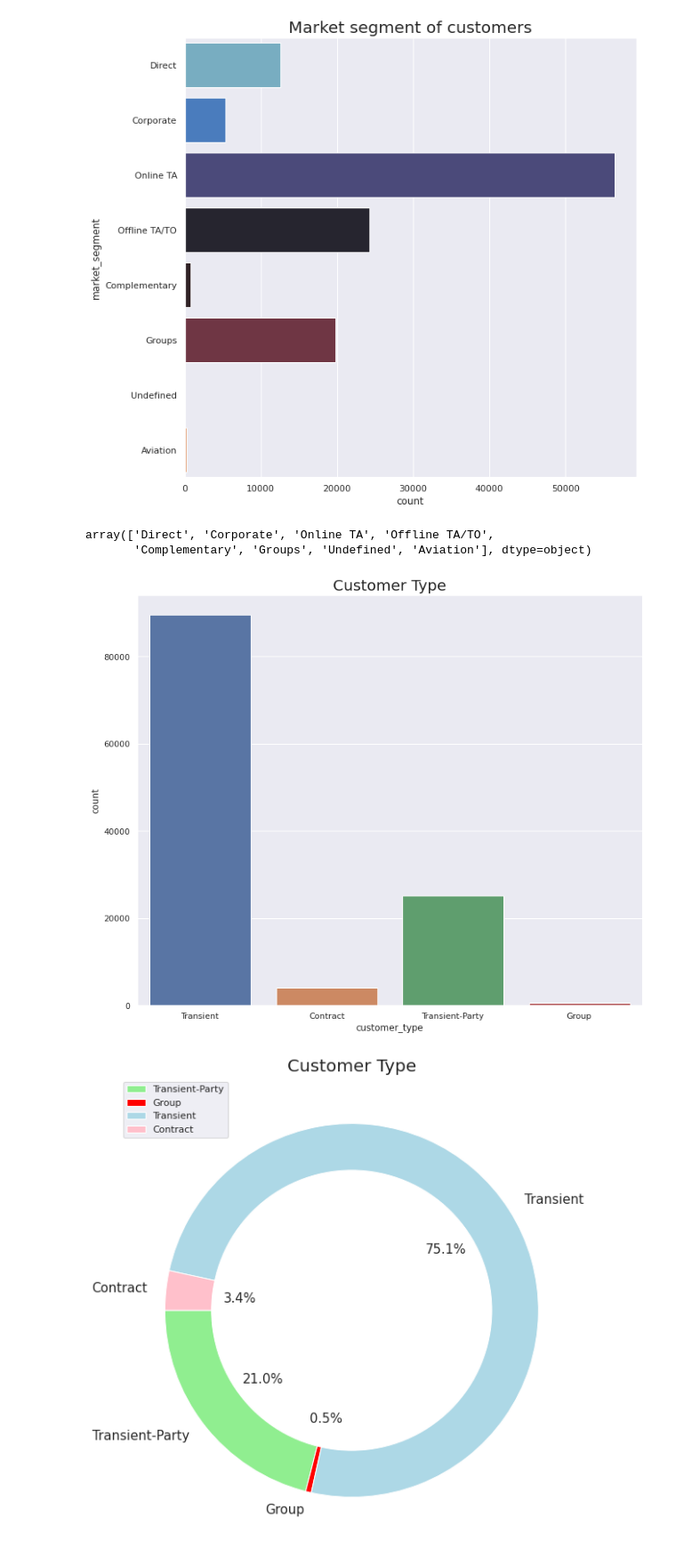
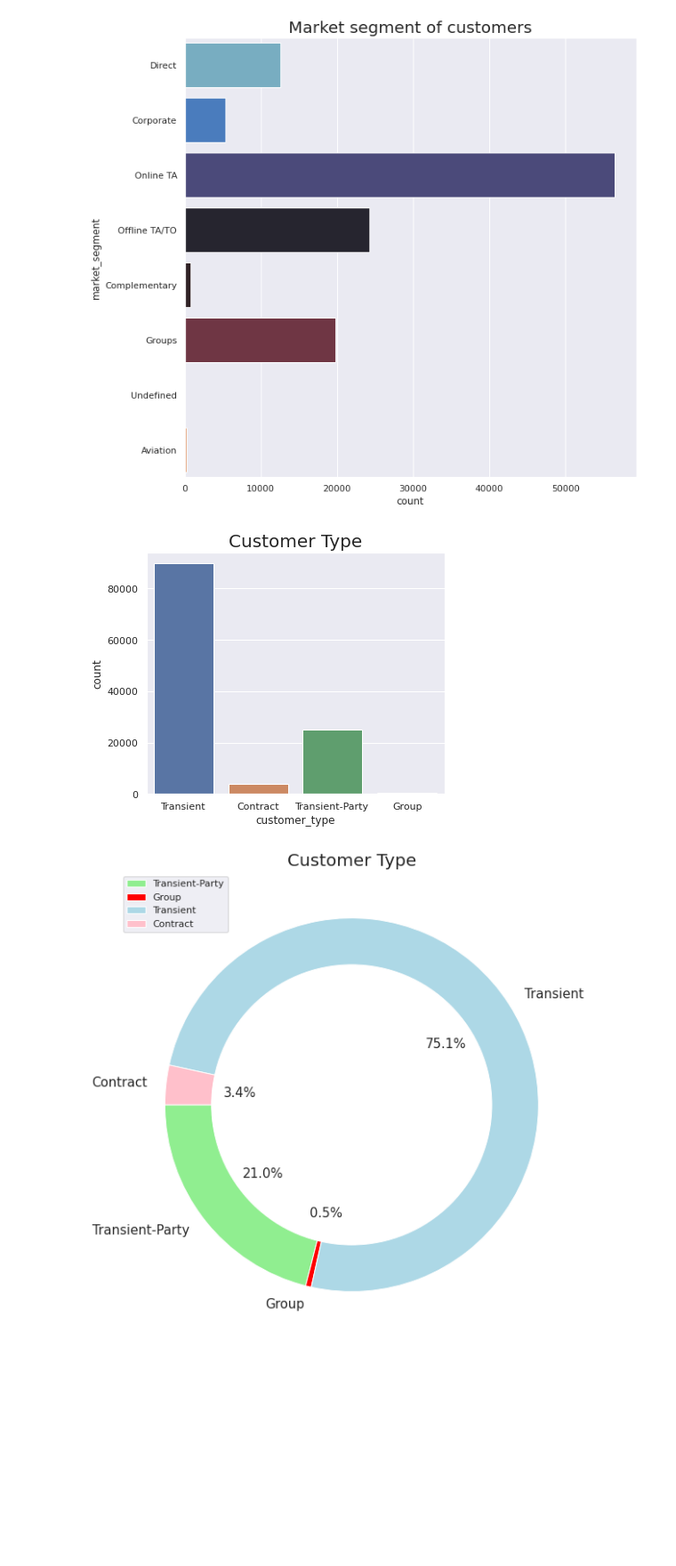
Before and after one commit to Sriharish19/EDA-Hotel-Booking-Capstone-Project-1, a Jupyter notebook: SH_Hotel_Booking_Capstone_Project.ipynb, the cells around one changed output. Shown at 89% size. Drawn from its saved outputs; the diff is of its cells as text; code cells hidden in the pictures; blank space fills up the shorter version.

```diff
--- a/SH_Hotel_Booking_Capstone_Project.ipynb
+++ b/SH_Hotel_Booking_Capstone_Project.ipynb
@@ -165,8 +167,3 @@ sns.countplot(data=df, y ='market_segment',palette='icefire').set_title('Market
 plt.show()
 # %% [output]
 [figure]
-# %%
-df.market_segment.unique()
-# %% [output]
-array(['Direct', 'Corporate', 'Online TA', 'Offline TA/TO',
-       'Complementary', 'Groups', 'Undefined', 'Aviation'], dtype=object)
@@ -176,10 +170,11 @@ order=['Online TA','Direct', 'Corporate', 'Offline TA/TO',
 # %%
 # Plotting customer type using Sea born----Bar graph
 fig=sns.countplot(data =df, x = 'customer_type')
 fig.set_title('Customer Type', fontsize = 20)
+plt.rcParams['figure.figsize']=(3,3)
 plt.show()
 # %% [output]
-[figure, old version]
+[figure, new version]
 # %%
 # Plotting customer type using plotly----Pie chart
 ee=df.loc[:,['customer_type']].groupby(['customer_type']).size().reset_index()
```
Also changed, not shown: parts of 5 cells of this notebook.
